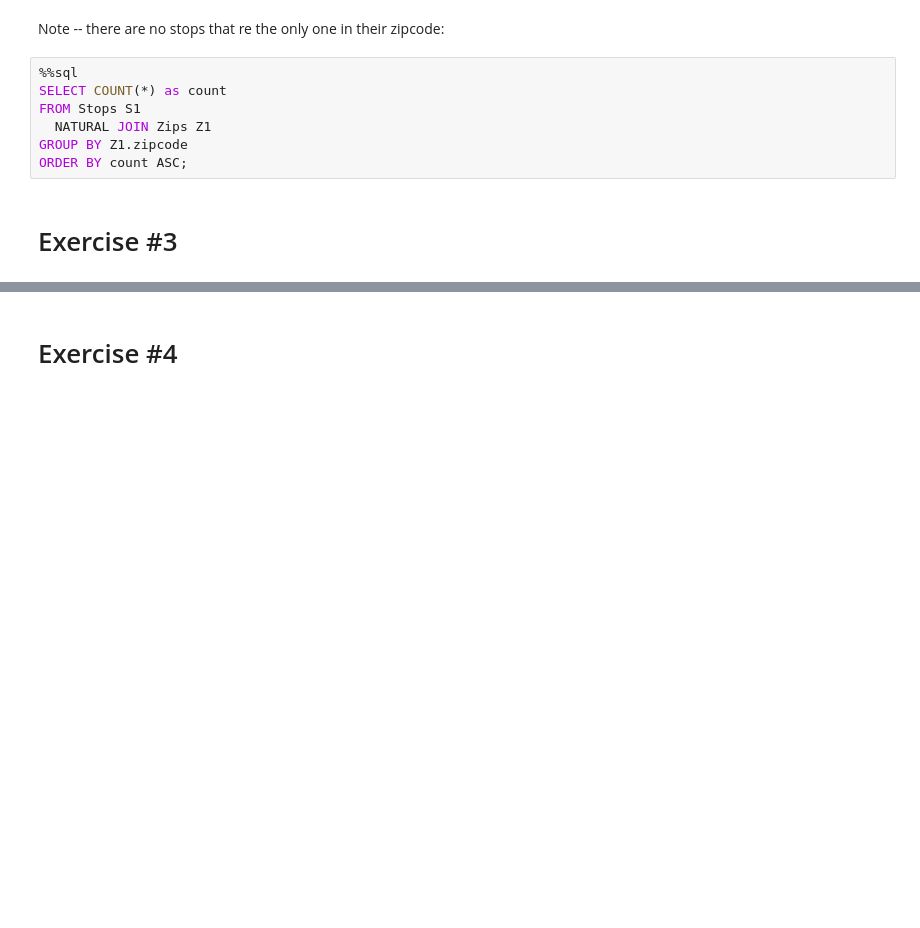
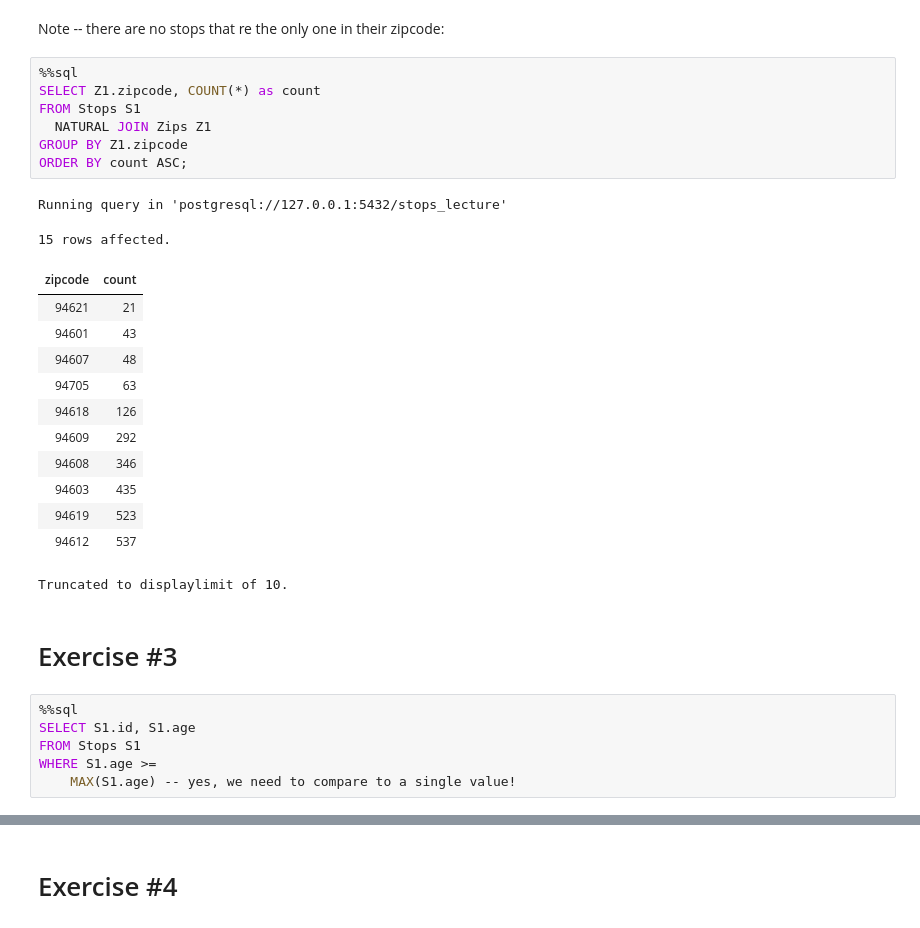
Before and after one commit to cal-data-eng/sp24-materials, a Jupyter notebook: lecture/lec04/lec04.ipynb, the cells around one changed output, grey strips where cells are left out. Saved outputs shown, nothing was run; the diff lists cells and outputs as text; blank space fills up the shorter version.

```diff
--- a/lecture/lec04/lec04.ipynb
+++ b/lecture/lec04/lec04.ipynb
@@ -135,12 +218,33 @@ WHERE NOT EXISTS (
 Note -- there are no stops that re the only one in their zipcode:
 # %%
 %%sql
-SELECT COUNT(*) as count
+SELECT Z1.zipcode, COUNT(*) as count
 FROM Stops S1
   NATURAL JOIN Zips Z1
 GROUP BY Z1.zipcode
 ORDER BY count ASC;
+# %% [output]
+Running query in 'postgresql://127.0.0.1:5432/stops_lecture'
+15 rows affected.
+| zipcode | count |
+| 94621 | 21 |
+| 94601 | 43 |
+| 94607 | 48 |
+| 94705 | 63 |
+| 94618 | 126 |
+| 94609 | 292 |
+| 94608 | 346 |
+| 94603 | 435 |
+| 94619 | 523 |
+| 94612 | 537 |
+Truncated to displaylimit of 10.
 # %% [markdown]
 # Exercise \#3
+# %%
+%%sql
+SELECT S1.id, S1.age
+FROM Stops S1
+WHERE S1.age >=
+	MAX(S1.age) -- yes, we need to compare to a single value!
 # %%
 %%sql
```
Also changed, not shown: parts of 16 cells of this notebook, 1 other file.
